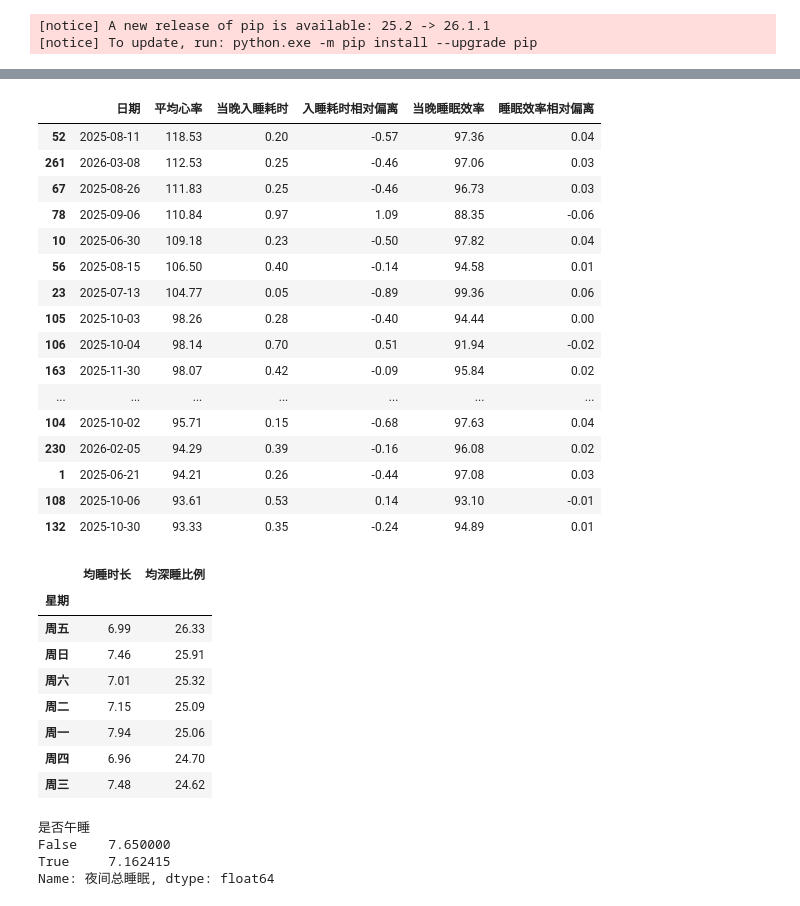
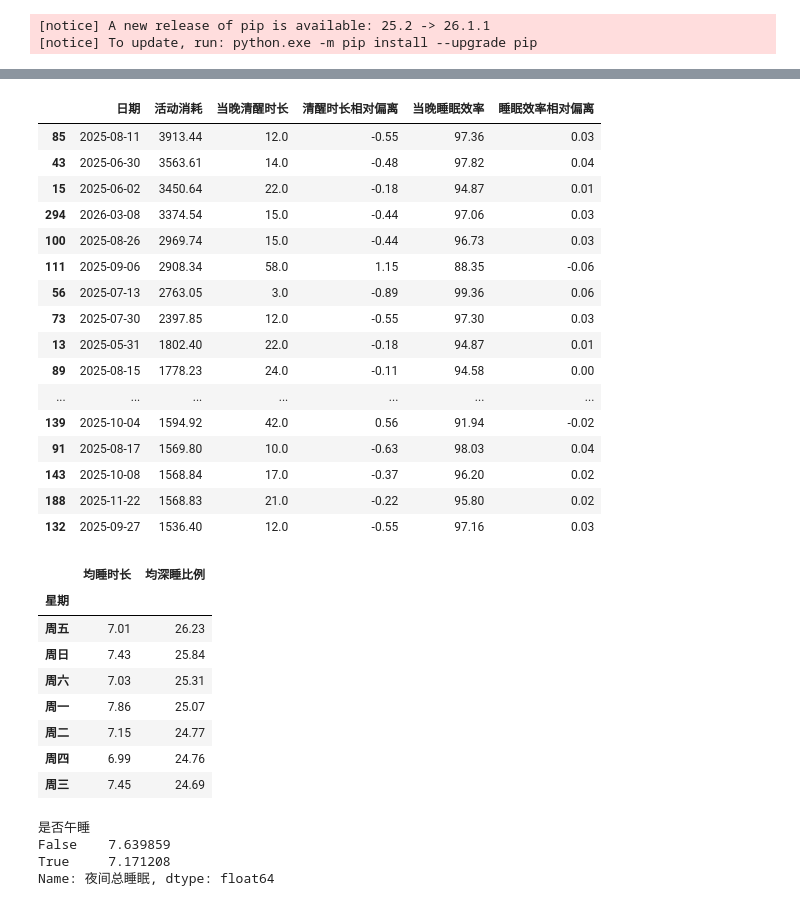
Before and after one commit to Jyfo-svg/Huawei_Health_Analysis, a Jupyter notebook: NOTEBOOK/03_deep_analysis.ipynb, the cells around one changed output, grey strips where cells are left out. Saved outputs shown, nothing was run; the diff lists cells and outputs as text; code cells hidden in the pictures.

```diff
--- a/NOTEBOOK/03_deep_analysis.ipynb
+++ b/NOTEBOOK/03_deep_analysis.ipynb
@@ -12,7 +12,7 @@ Note: you may need to restart the kernel to use updated packages.
 # %%
 import pandas as pd
 import numpy as np
-df=pd.read_csv('D:/DA/Huawei_Sleep_Analysis/DATA/processed/health_daily_summary_cleaned.csv')
+df=pd.read_csv('D:\\DA\\Huawei_Health_Analysis\\data\\processed\\health_daily_summary_cleaned.csv')
 
 #检查缺失值情况
 df.isnull().sum()
@@ -50,9 +50 @@ print(f"平均清醒率为：{conscious}")
 平均清醒率为：0.06
-# %%
-#入睡耗时对睡眠效率的影响
-df['入睡耗时']=round(df['在床时间']/60,2)-df['夜间总睡眠']
-平均睡眠效率=df['睡眠效率'].mean()
-df['相对偏离百分率']=round((df['睡眠效率']-平均睡眠效率)/平均睡眠效率,2)
-df[['日期','入睡耗时','睡眠效率','相对偏离百分率']].sort_values(by='入睡耗时',ascending=False).head(15).reset_index()
-
-#结论：基于我的个人数据，入睡耗时过长会降低睡眠效率
@@ -101,31 +76,30 @@ df[['日期','午睡时长','当晚睡眠效率','睡眠效率相对偏离']].so
 # %%
-#长有氧运动对当晚深睡比例的影响
-平均入睡耗时=df['入睡耗时'].mean()
+#长有氧运动对当晚清醒和睡眠效率的影响
+平均清醒时长=df['清醒时长'].mean()
 df['当晚睡眠效率']=df['睡眠效率'].shift(-1)
-df['当晚入睡耗时']=df['入睡耗时'].shift(-1)
-df['入睡耗时相对偏离']=round((df['当晚入睡耗时']-平均入睡耗时)/平均入睡耗时,2)
-df[['日期','平均心率','当晚入睡耗时','入睡耗时相对偏离','当晚睡眠效率','睡眠效率相对偏离']].sort_values(by='平均心率',ascending=False).head(20)
+df['当晚清醒时长']=df['清醒时长'].shift(-1)
+df['清醒时长相对偏离']=round((df['当晚清醒时长']-平均清醒时长)/平均清醒时长,2)
+df[['日期','活动消耗','当晚清醒时长','清醒时长相对偏离','当晚睡眠效率','睡眠效率相对偏离']].sort_values(by='活动消耗',ascending=False).head(20)
 
-#结论：基于个人数据，高强度有氧运动对缩短当晚入睡耗时有促进作用，对当晚睡眠效率有利无害。
-#其中78，106，183三天异常值经查证均为运动时间过晚，距离睡眠太近。
+#结论：基于个人数据，长有氧运动对缩短当晚清醒时长有促进作用，对当晚睡眠效率有利无害。
 # %% [output]
-|  | 日期 | 平均心率 | 当晚入睡耗时 | 入睡耗时相对偏离 | 当晚睡眠效率 | 睡眠效率相对偏离 |
-| 52 | 2025-08-11 | 118.53 | 0.20 | -0.57 | 97.36 | 0.04 |
-| 261 | 2026-03-08 | 112.53 | 0.25 | -0.46 | 97.06 | 0.03 |
-| 67 | 2025-08-26 | 111.83 | 0.25 | -0.46 | 96.73 | 0.03 |
-| 78 | 2025-09-06 | 110.84 | 0.97 | 1.09 | 88.35 | -0.06 |
-| 10 | 2025-06-30 | 109.18 | 0.23 | -0.50 | 97.82 | 0.04 |
-| 56 | 2025-08-15 | 106.50 | 0.40 | -0.14 | 94.58 | 0.01 |
-| 23 | 2025-07-13 | 104.77 | 0.05 | -0.89 | 99.36 | 0.06 |
-| 105 | 2025-10-03 | 98.26 | 0.28 | -0.40 | 94.44 | 0.00 |
-| 106 | 2025-10-04 | 98.14 | 0.70 | 0.51 | 91.94 | -0.02 |
-| 163 | 2025-11-30 | 98.07 | 0.42 | -0.09 | 95.84 | 0.02 |
+|  | 日期 | 活动消耗 | 当晚清醒时长 | 清醒时长相对偏离 | 当晚睡眠效率 | 睡眠效率相对偏离 |
+| 85 | 2025-08-11 | 3913.44 | 12.0 | -0.55 | 97.36 | 0.03 |
+| 43 | 2025-06-30 | 3563.61 | 14.0 | -0.48 | 97.82 | 0.04 |
+| 15 | 2025-06-02 | 3450.64 | 22.0 | -0.18 | 94.87 | 0.01 |
+| 294 | 2026-03-08 | 3374.54 | 15.0 | -0.44 | 97.06 | 0.03 |
+| 100 | 2025-08-26 | 2969.74 | 15.0 | -0.44 | 96.73 | 0.03 |
+| 111 | 2025-09-06 | 2908.34 | 58.0 | 1.15 | 88.35 | -0.06 |
+| 56 | 2025-07-13 | 2763.05 | 3.0 | -0.89 | 99.36 | 0.06 |
+| 73 | 2025-07-30 | 2397.85 | 12.0 | -0.55 | 97.30 | 0.03 |
+| 13 | 2025-05-31 | 1802.40 | 22.0 | -0.18 | 94.87 | 0.01 |
+| 89 | 2025-08-15 | 1778.23 | 24.0 | -0.11 | 94.58 | 0.00 |
 | ... | ... | ... | ... | ... | ... | ... |
-| 104 | 2025-10-02 | 95.71 | 0.15 | -0.68 | 97.63 | 0.04 |
-| 230 | 2026-02-05 | 94.29 | 0.39 | -0.16 | 96.08 | 0.02 |
-| 1 | 2025-06-21 | 94.21 | 0.26 | -0.44 | 97.08 | 0.03 |
-| 108 | 2025-10-06 | 93.61 | 0.53 | 0.14 | 93.10 | -0.01 |
-| 132 | 2025-10-30 | 93.33 | 0.35 | -0.24 | 94.89 | 0.01 |
+| 139 | 2025-10-04 | 1594.92 | 42.0 | 0.56 | 91.94 | -0.02 |
+| 91 | 2025-08-17 | 1569.80 | 10.0 | -0.63 | 98.03 | 0.04 |
+| 143 | 2025-10-08 | 1568.84 | 17.0 | -0.37 | 96.20 | 0.02 |
+| 188 | 2025-11-22 | 1568.83 | 21.0 | -0.22 | 95.80 | 0.02 |
+| 132 | 2025-09-27 | 1536.40 | 12.0 | -0.55 | 97.16 | 0.03 |
 # %%
 #按星期分组，观察不同星期对深睡比例的影响
 round(df.groupby('星期').agg({'夜间总睡眠':'mean','深睡比例':'mean'}).sort_values(by='深睡比例',ascending=False).rename(columns={'夜间总睡眠':'均睡时长','深睡比例':'均深睡比例'}),2)
@@ -134,13 +108,13 @@ round(df.groupby('星期').agg({'夜间总睡眠':'mean','深睡比例':'mean'})
 # %% [output]
 |  | 均睡时长 | 均深睡比例 |
 | 星期 |  |  |
-| 周五 | 6.99 | 26.33 |
-| 周日 | 7.46 | 25.91 |
-| 周六 | 7.01 | 25.32 |
-| 周二 | 7.15 | 25.09 |
-| 周一 | 7.94 | 25.06 |
-| 周四 | 6.96 | 24.70 |
-| 周三 | 7.48 | 24.62 |
+| 周五 | 7.01 | 26.23 |
+| 周日 | 7.43 | 25.84 |
+| 周六 | 7.03 | 25.31 |
+| 周一 | 7.86 | 25.07 |
+| 周二 | 7.15 | 24.77 |
+| 周四 | 6.99 | 24.76 |
+| 周三 | 7.45 | 24.69 |
 # %%
 #探讨第二天是否午睡和昨天睡眠时长的关系
 df.groupby('是否午睡')['夜间总睡眠'].mean()
@@ -148,6 +122,6 @@ df.groupby('是否午睡')['夜间总睡眠'].mean()
 #结论：昨天的睡眠时长平均减少半小时，第二天午睡的可能性增加，可能和睡眠不足有关。
 # %% [output]
 是否午睡
-False    7.650000
-True     7.162415
+False    7.639859
+True     7.171208
 Name: 夜间总睡眠, dtype: float64
```
Also changed, not shown: parts of 4 cells of this notebook, 7 other files.
